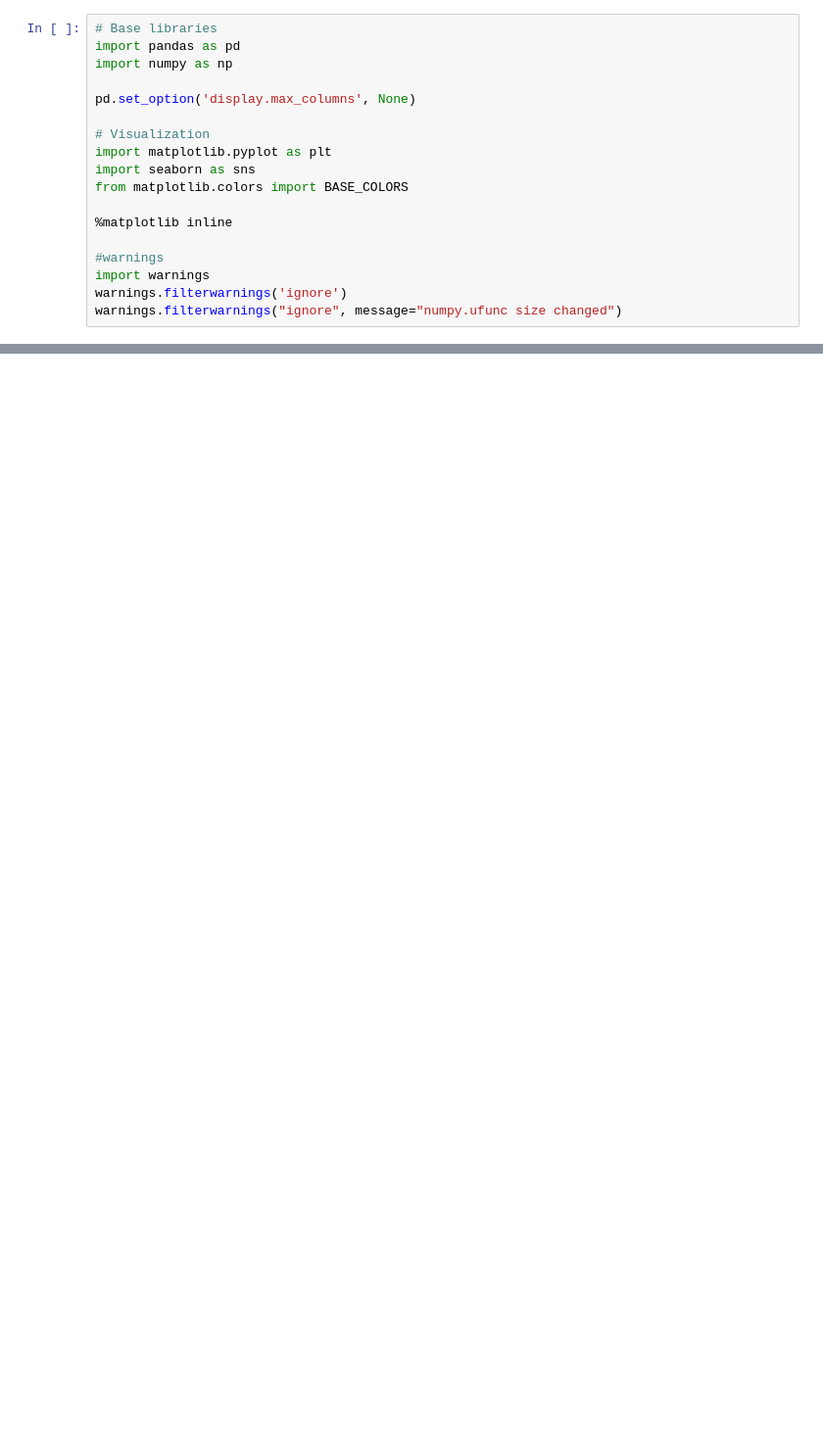
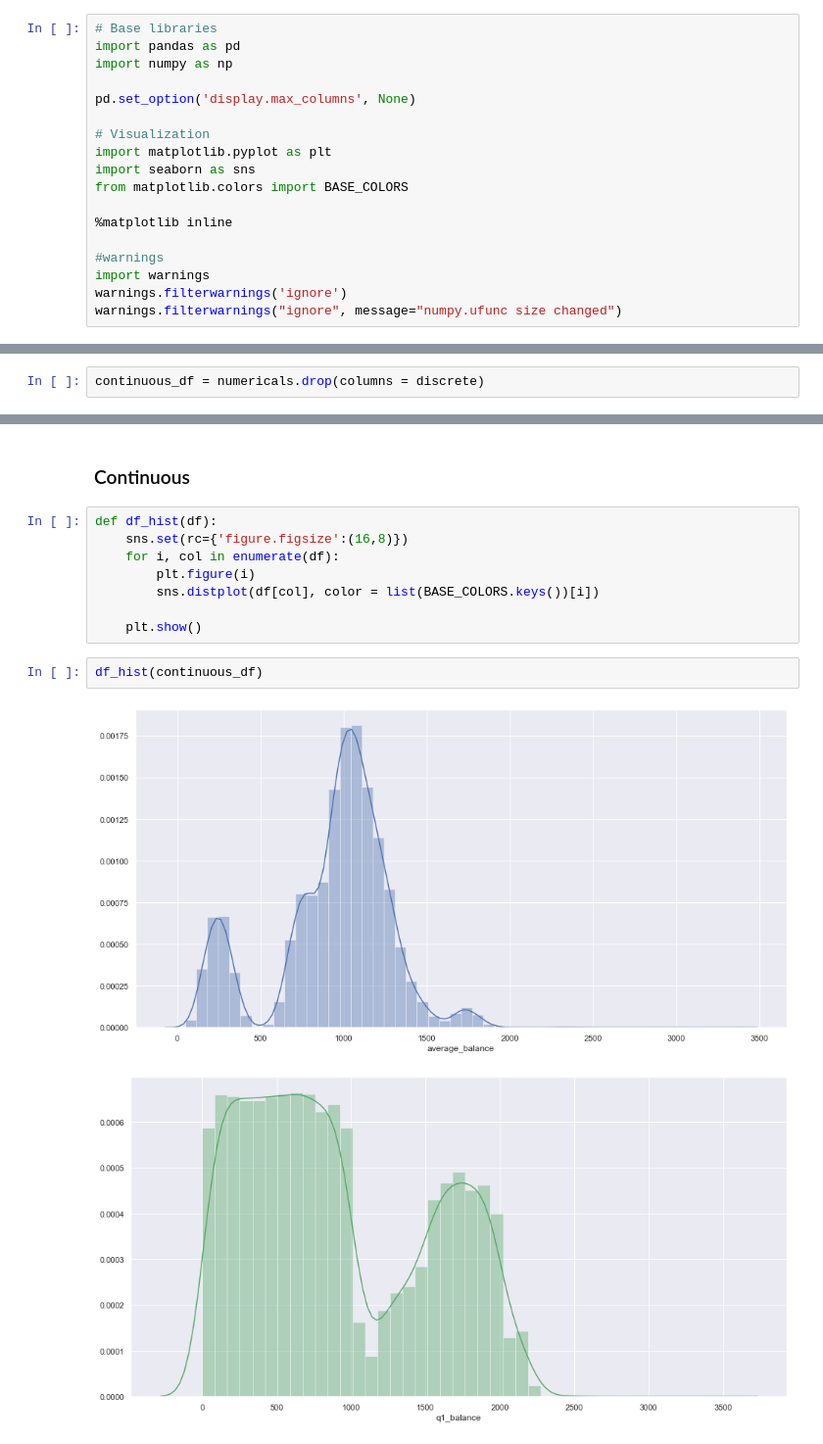
Before and after one commit to dataaivu/ML-Classification, a Jupyter notebook: Project_Deliverables/ML_Classification_Final.ipynb, the cells around one changed output, grey strips where cells are left out. Shown at 98% size. Drawn from its saved outputs; the diff is of its cells as text; blank space fills up the shorter version.

```diff
--- a/Project_Deliverables/ML_Classification_Final.ipynb
+++ b/Project_Deliverables/ML_Classification_Final.ipynb
@@ -36,0 +274,2 @@ credit_df
+# %%
+continuous_df = numericals.drop(columns = discrete)
@@ -36,0 +339,15 @@ credit_df
+# %% [markdown]
+### Continuous
+# %%
+def df_hist(df):
+    sns.set(rc={'figure.figsize':(16,8)})
+    for i, col in enumerate(df):
+        plt.figure(i)
+        sns.distplot(df[col], color = list(BASE_COLORS.keys())[i])
+
+    plt.show()
+# %%
+df_hist(continuous_df)
+# %% [output]
+[figure, added]
+[figure, added]
```
Also changed, not shown: parts of 102 cells of this notebook, 1 other file.
